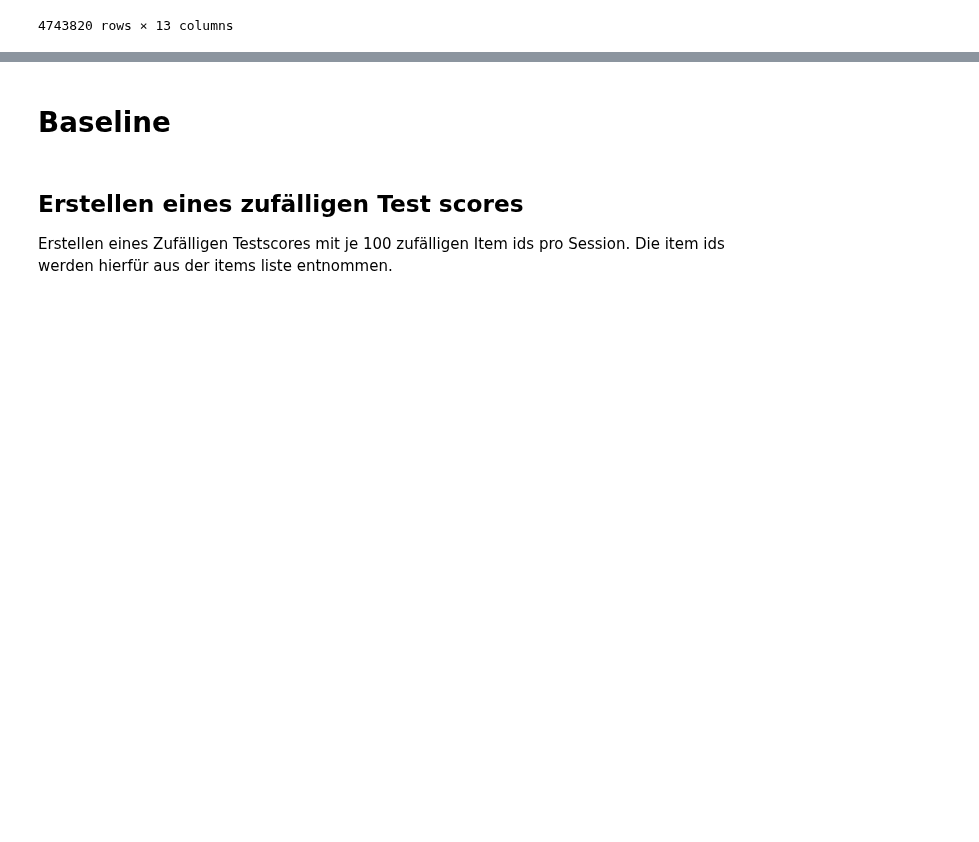
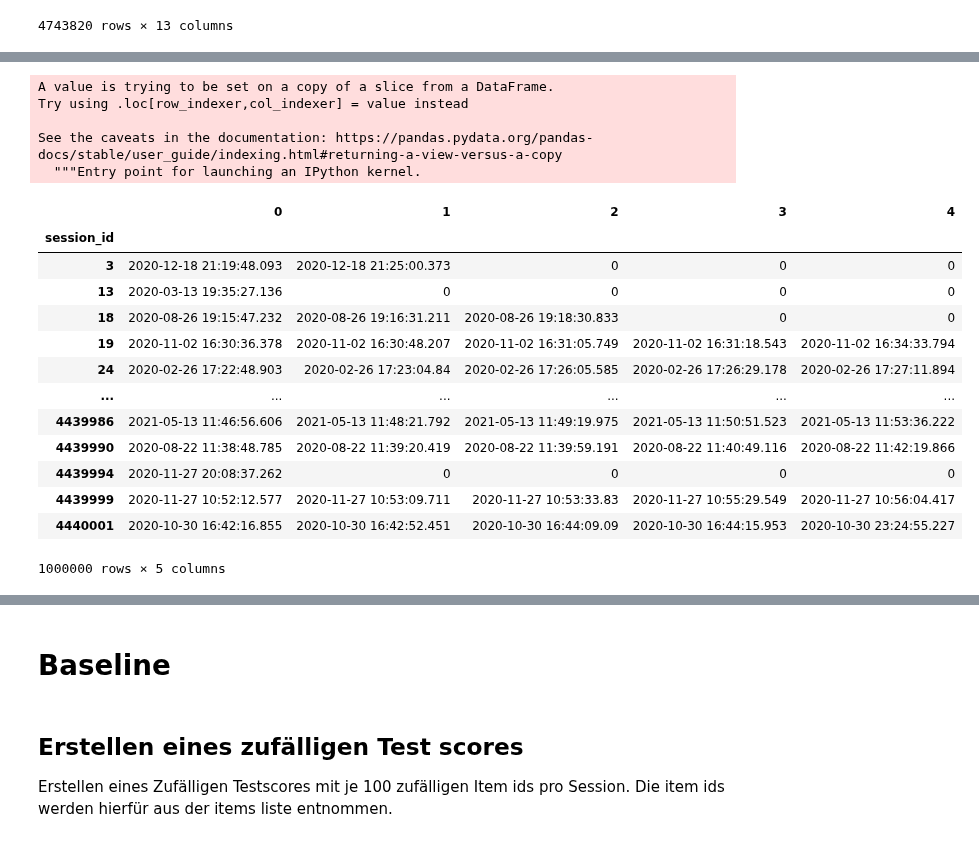
Before and after one commit to Ananassio/Data-Science_lab, a Jupyter notebook: Project/Data.ipynb, the cells around one changed output, grey strips where cells are left out. Cells and saved outputs as stored; diff of their text form; code cells hidden in the pictures; blank space fills up the shorter version.

```diff
--- a/Project/Data.ipynb
+++ b/Project/Data.ipynb
@@ -982,0 +1012,28 @@ data2.pivot_table(index='session_id')
+# %%
+X['date'][0] = list(pd.to_datetime(X['date'][0]).astype(np.int64))
+# %% [output]
+A value is trying to be set on a copy of a slice from a DataFrame.
+Try using .loc[row_indexer,col_indexer] = value instead
+
+See the caveats in the documentation: https://pandas.pydata.org/pandas-docs/stable/user_guide/indexing.html#returning-a-view-versus-a-copy
+  """Entry point for launching an IPython kernel.
+# %%
+x_date = X.date
+# %%
+x_date = x_date.fillna(0)
+x_date
+# %% [output]
+|  | 0 | 1 | 2 | 3 | 4 |
+| session_id |  |  |  |  |  |
+| 3 | 2020-12-18 21:19:48.093 | 2020-12-18 21:25:00.373 | 0 | 0 | 0 |
+| 13 | 2020-03-13 19:35:27.136 | 0 | 0 | 0 | 0 |
+| 18 | 2020-08-26 19:15:47.232 | 2020-08-26 19:16:31.211 | 2020-08-26 19:18:30.833 | 0 | 0 |
+| 19 | 2020-11-02 16:30:36.378 | 2020-11-02 16:30:48.207 | 2020-11-02 16:31:05.749 | 2020-11-02 16:31:18.543 | 2020-11-02 16:34:33.794 |
+| 24 | 2020-02-26 17:22:48.903 | 2020-02-26 17:23:04.84 | 2020-02-26 17:26:05.585 | 2020-02-26 17:26:29.178 | 2020-02-26 17:27:11.894 |
+| ... | ... | ... | ... | ... | ... |
+| 4439986 | 2021-05-13 11:46:56.606 | 2021-05-13 11:48:21.792 | 2021-05-13 11:49:19.975 | 2021-05-13 11:50:51.523 | 2021-05-13 11:53:36.222 |
+| 4439990 | 2020-08-22 11:38:48.785 | 2020-08-22 11:39:20.419 | 2020-08-22 11:39:59.191 | 2020-08-22 11:40:49.116 | 2020-08-22 11:42:19.866 |
+| 4439994 | 2020-11-27 20:08:37.262 | 0 | 0 | 0 | 0 |
+| 4439999 | 2020-11-27 10:52:12.577 | 2020-11-27 10:53:09.711 | 2020-11-27 10:53:33.83 | 2020-11-27 10:55:29.549 | 2020-11-27 10:56:04.417 |
+| 4440001 | 2020-10-30 16:42:16.855 | 2020-10-30 16:42:52.451 | 2020-10-30 16:44:09.09 | 2020-10-30 16:44:15.953 | 2020-10-30 23:24:55.227 |
+1000000 rows × 5 columns
```
Also changed, not shown: parts of 20 cells of this notebook.
